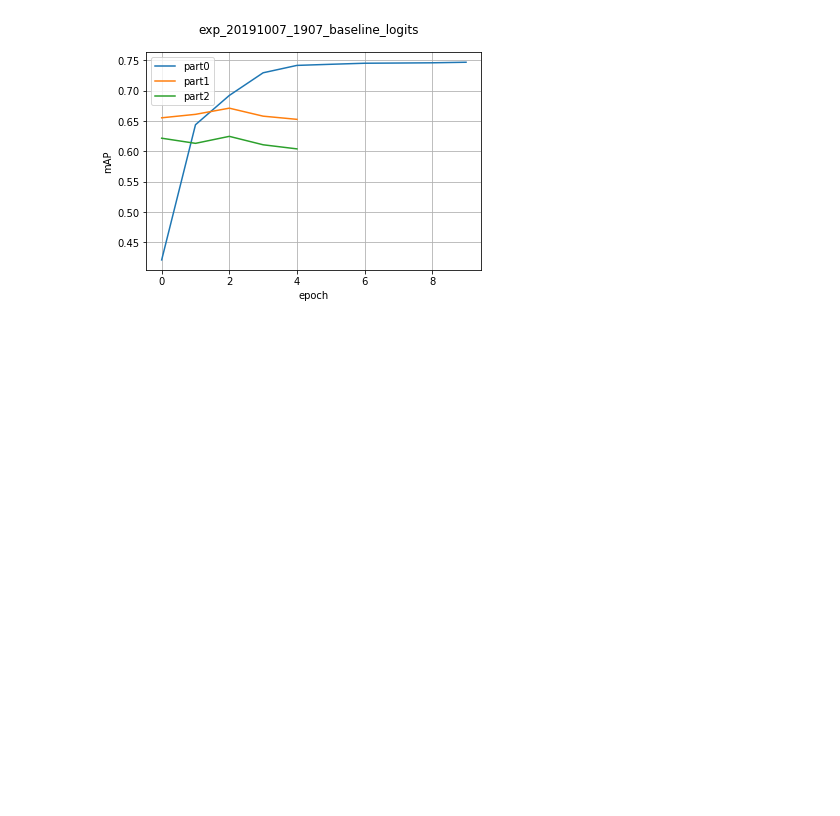
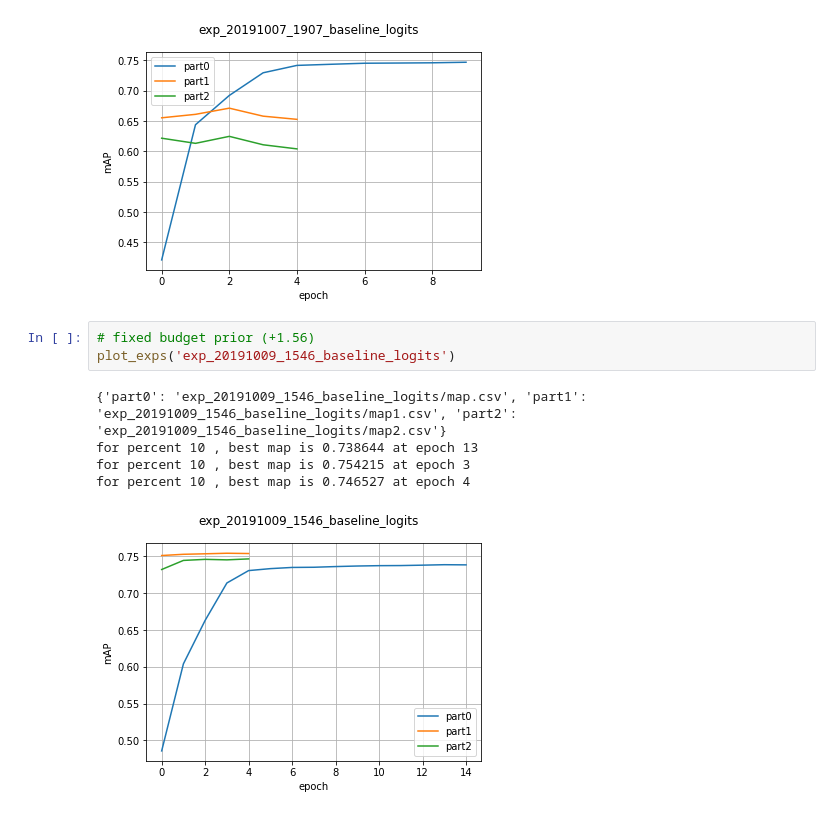
Before and after one commit to lcalem/partial-labels, a Jupyter notebook: experiments/notebooks/eval.ipynb, the cells around one changed output. Saved outputs shown, nothing was run; the diff lists cells and outputs as text; blank space fills up the shorter version.

```diff
--- a/experiments/notebooks/eval.ipynb
+++ b/experiments/notebooks/eval.ipynb
@@ -588,3 +588,12 @@ for percent 10 , best map is 0.746745 at epoch 9
 for percent 10 , best map is 0.671099 at epoch 2
 for percent 10 , best map is 0.62467 at epoch 2
 [figure]
+# %%
+# fixed budget prior (+1.56)
+plot_exps('exp_20191009_1546_baseline_logits')
+# %% [output]
+{'part0': 'exp_20191009_1546_baseline_logits/map.csv', 'part1': 'exp_20191009_1546_baseline_logits/map1.csv', 'part2': 'exp_20191009_1546_baseline_logits/map2.csv'}
+for percent 10 , best map is 0.738644 at epoch 13
+for percent 10 , best map is 0.754215 at epoch 3
+for percent 10 , best map is 0.746527 at epoch 4
+[figure, added]
```
Also changed, not shown: parts of 31 cells of this notebook, 19 other files.
